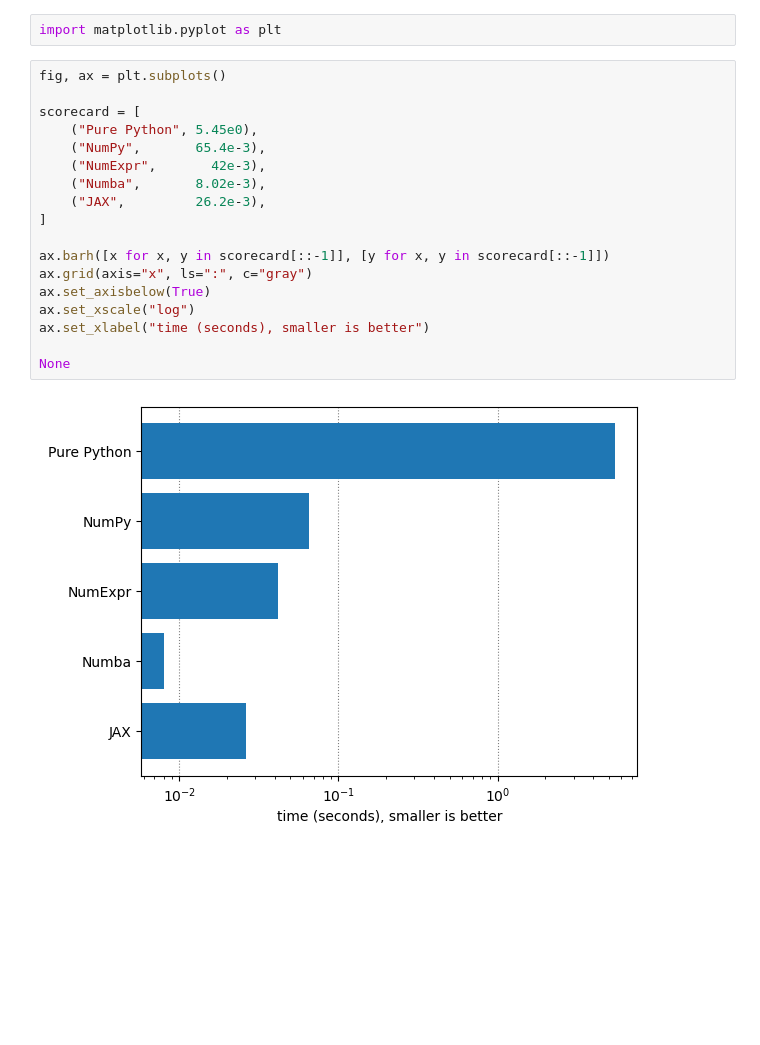
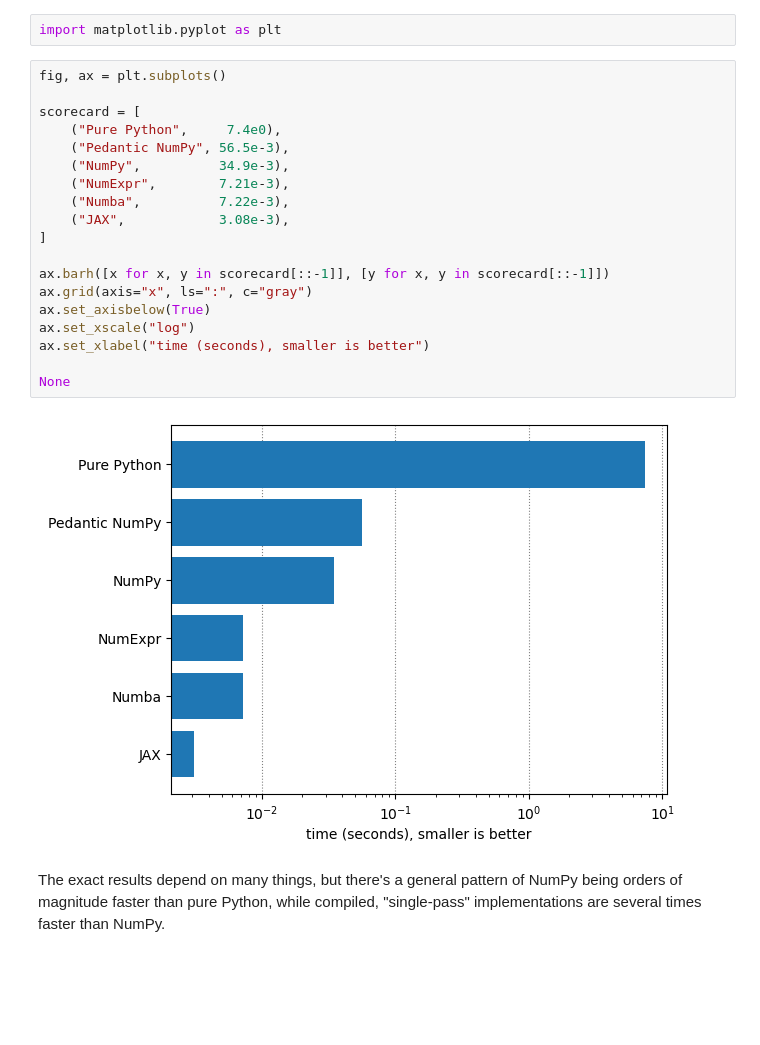
Before and after one commit to jpivarski-talks/2025-07-07-scipy2025-tutorial-thinking-in-arrays, a Jupyter notebook: part-2/lecture.ipynb, the cells around one changed output. Saved outputs shown, nothing was run; the diff lists cells and outputs as text; blank space fills up the shorter version.

```diff
--- a/part-2/lecture.ipynb
+++ b/part-2/lecture.ipynb
@@ -141,23 +143,26 @@ import matplotlib.pyplot as plt
 # %%
 fig, ax = plt.subplots()
 
 scorecard = [
-    ("Pure Python", 5.45e0),
-    ("NumPy",       65.4e-3),
-    ("NumExpr",       42e-3),
-    ("Numba",       8.02e-3),
-    ("JAX",         26.2e-3),
+    ("Pure Python",     7.4e0),
+    ("Pedantic NumPy", 56.5e-3),
+    ("NumPy",          34.9e-3),
+    ("NumExpr",        7.21e-3),
+    ("Numba",          7.22e-3),
+    ("JAX",            3.08e-3),
 ]
 
 ax.barh([x for x, y in scorecard[::-1]], [y for x, y in scorecard[::-1]])
 ax.grid(axis="x", ls=":", c="gray")
 ax.set_axisbelow(True)
 ax.set_xscale("log")
 ax.set_xlabel("time (seconds), smaller is better")
 
 None
 # %% [output]
-[figure, old version]
+[figure, new version]
+# %% [markdown]
+The exact results depend on many things, but there's a general pattern of NumPy being orders of magnitude faster than pure Python, while compiled, "single-pass" implementations are several times faster than NumPy.
 # %% [markdown]
 <br><br><br>
 # %% [markdown]
```
Also changed, not shown: parts of 10 cells of this notebook.
